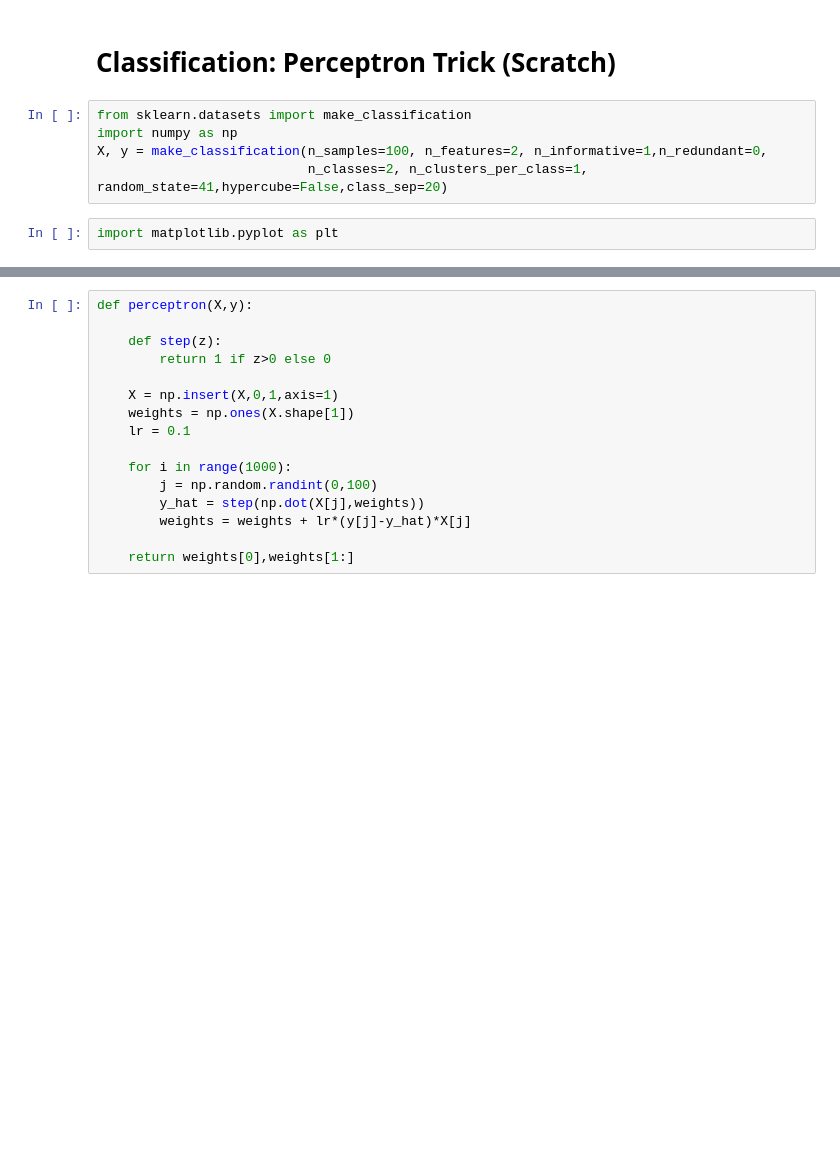
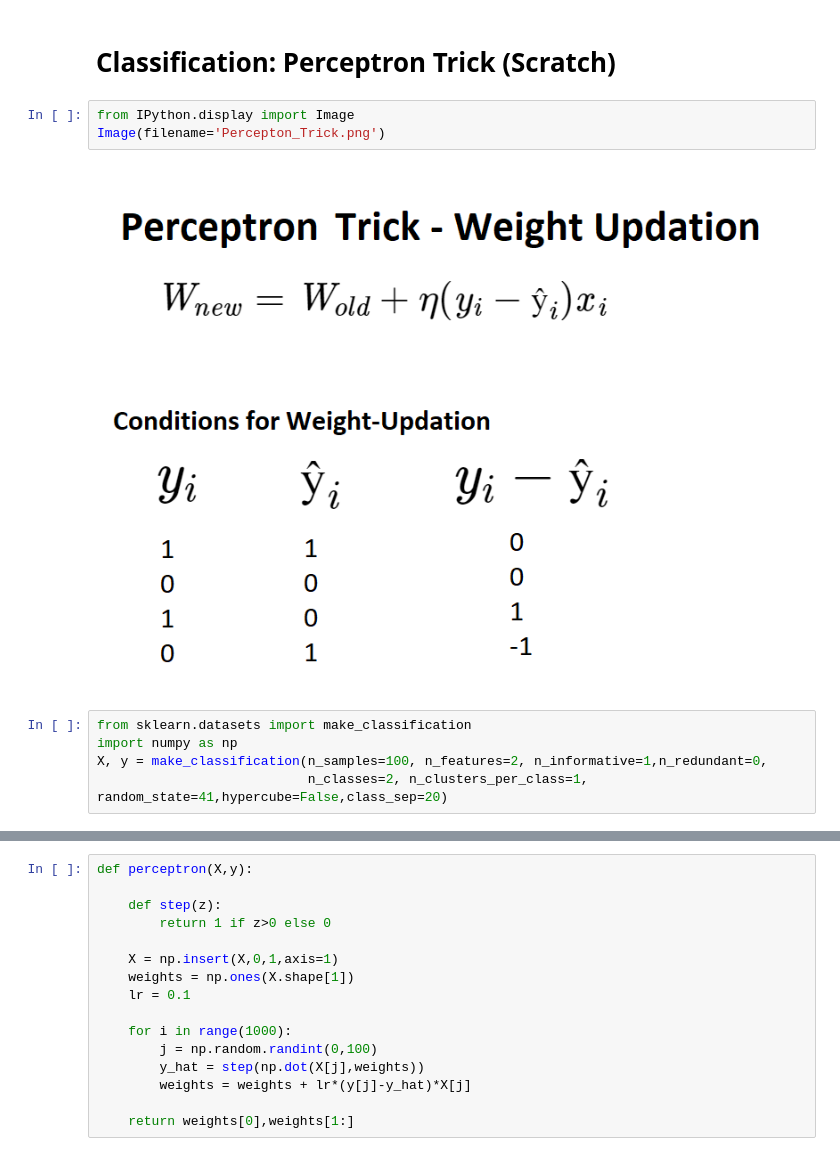
Before and after one commit to ArslanKAS/Python-Chilla-2.0, a Jupyter notebook: 19_Logistic_Regression/Perceptron_Trick_scratch.ipynb, the cells around one changed output, grey strips where cells are left out. Saved outputs shown, nothing was run; the diff lists cells and outputs as text; blank space fills up the shorter version.

Commit message:
Perceptron Trick Updated

```diff
--- a/19_Logistic_Regression/Perceptron_Trick_scratch.ipynb
+++ b/19_Logistic_Regression/Perceptron_Trick_scratch.ipynb
@@ -1,10 +1,13 @@
 # %% [markdown]
 # **Classification:** Perceptron Trick (**Scratch**)
+# %%
+from IPython.display import Image
+Image(filename='Percepton_Trick.png')
+# %% [output]
+[figure, added]
 # %%
 from sklearn.datasets import make_classification
 import numpy as np
 X, y = make_classification(n_samples=100, n_features=2, n_informative=1,n_redundant=0,
                            n_classes=2, n_clusters_per_class=1, random_state=41,hypercube=False,class_sep=20)
-# %%
-import matplotlib.pyplot as plt
 # %%
```
Also changed, not shown: parts of 3 cells of this notebook, 2 other files.
